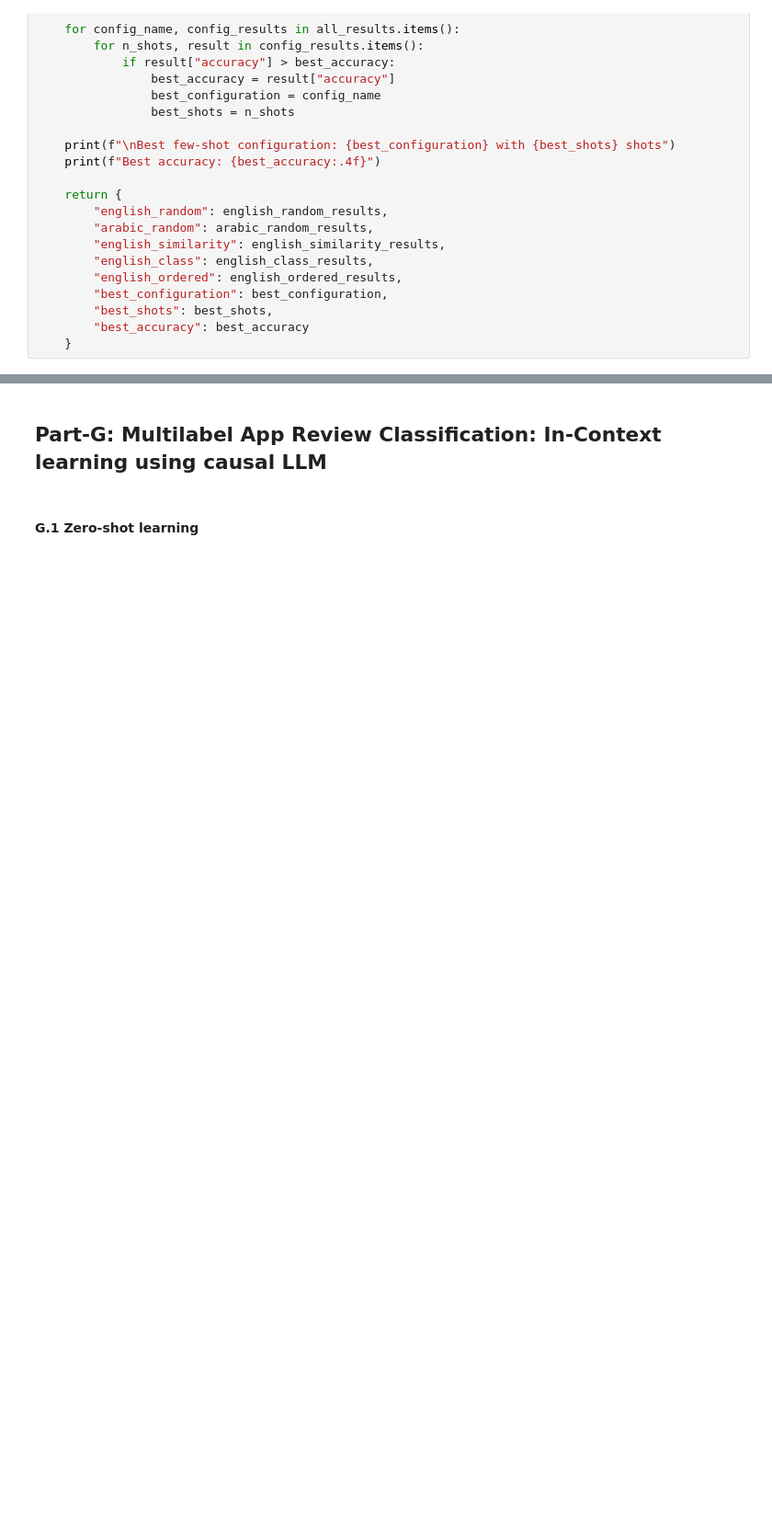
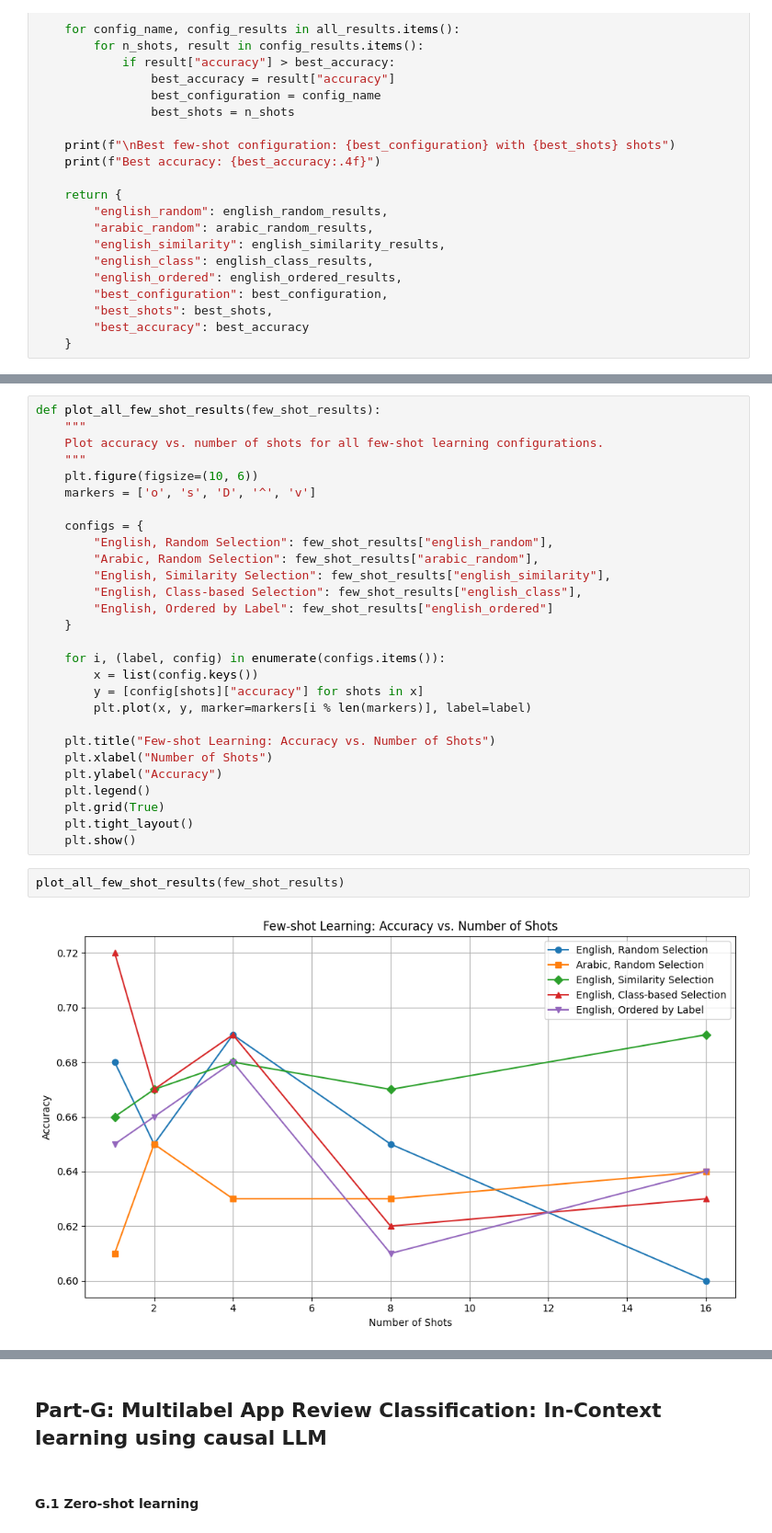
Before and after one commit to Hayder-Aleissa/NLP-Project, a Jupyter notebook: NLP_project.ipynb, the cells around one changed output, grey strips where cells are left out. Shown at 92% size. Drawn from its saved outputs; the diff is of its cells as text; blank space fills up the shorter version.

```diff
--- a/NLP_project.ipynb
+++ b/NLP_project.ipynb
@@ -3158,0 +3311,32 @@ few_shot_results = few_shot_learning(train_df, val_df, possible_labels, n_sample
+# %%
+def plot_all_few_shot_results(few_shot_results):
+    """
+    Plot accuracy vs. number of shots for all few-shot learning configurations.
+    """
+    plt.figure(figsize=(10, 6))
+    markers = ['o', 's', 'D', '^', 'v']
+
+    configs = {
+        "English, Random Selection": few_shot_results["english_random"],
+        "Arabic, Random Selection": few_shot_results["arabic_random"],
+        "English, Similarity Selection": few_shot_results["english_similarity"],
+        "English, Class-based Selection": few_shot_results["english_class"],
+        "English, Ordered by Label": few_shot_results["english_ordered"]
+    }
+
+    for i, (label, config) in enumerate(configs.items()):
+        x = list(config.keys())
+        y = [config[shots]["accuracy"] for shots in x]
+        plt.plot(x, y, marker=markers[i % len(markers)], label=label)
+
+    plt.title("Few-shot Learning: Accuracy vs. Number of Shots")
+    plt.xlabel("Number of Shots")
+    plt.ylabel("Accuracy")
+    plt.legend()
+    plt.grid(True)
+    plt.tight_layout()
+    plt.show()
+# %%
+plot_all_few_shot_results(few_shot_results)
+# %% [output]
+[figure, added]
```
Also changed, not shown: parts of 11 cells of this notebook.
